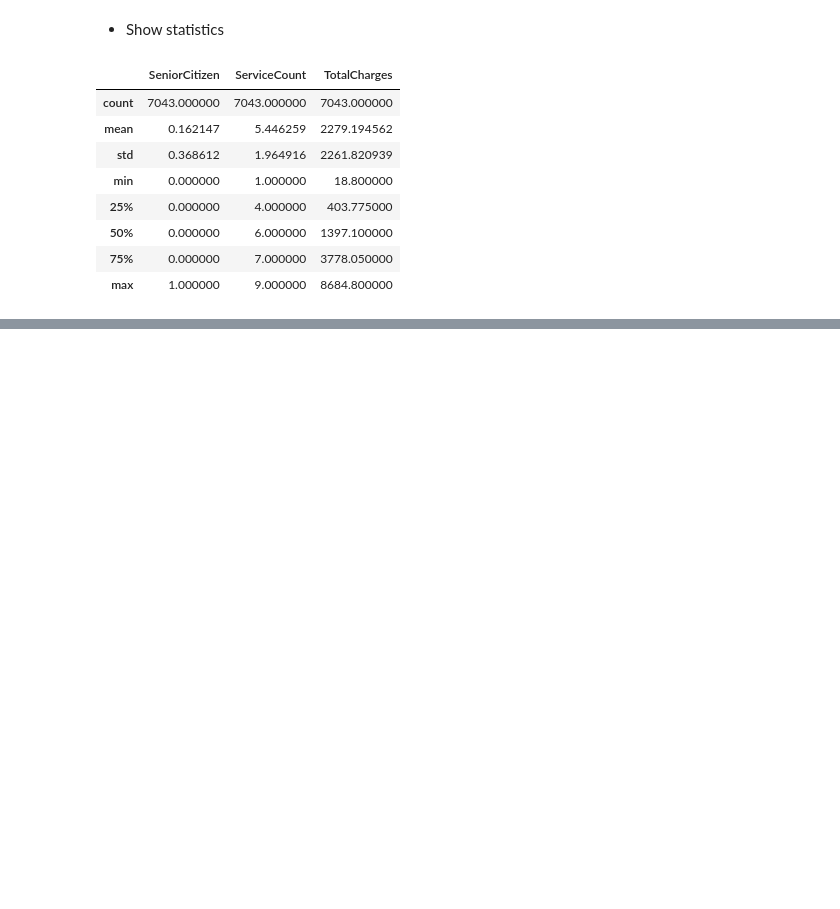
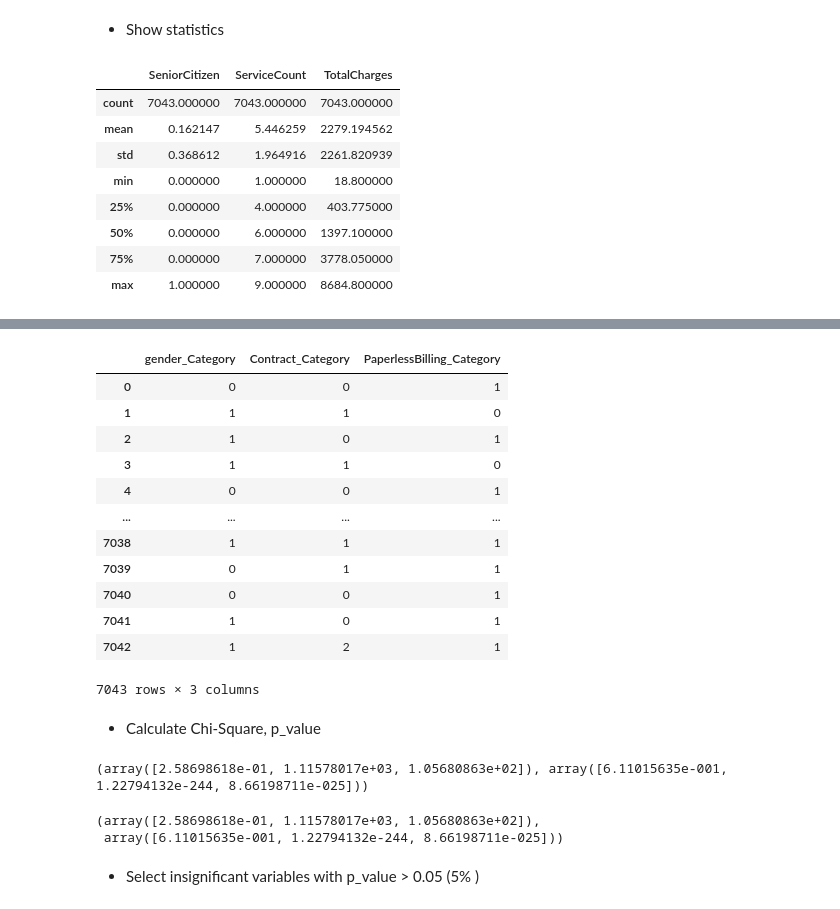
Before and after one commit to astrrr/ML-Lab, a Jupyter notebook: Lab2ML.ipynb, the cells around one changed output, grey strips where cells are left out. Saved outputs shown, nothing was run; the diff lists cells and outputs as text; code cells hidden in the pictures; blank space fills up the shorter version.

```diff
--- a/Lab2ML.ipynb
+++ b/Lab2ML.ipynb
@@ -218,0 +280,34 @@ df.describe()
+# %%
+df[variables]
+# %% [output]
+|  | gender_Category | Contract_Category | PaperlessBilling_Category |
+| 0 | 0 | 0 | 1 |
+| 1 | 1 | 1 | 0 |
+| 2 | 1 | 0 | 1 |
+| 3 | 1 | 1 | 0 |
+| 4 | 0 | 0 | 1 |
+| ... | ... | ... | ... |
+| 7038 | 1 | 1 | 1 |
+| 7039 | 0 | 1 | 1 |
+| 7040 | 0 | 0 | 1 |
+| 7041 | 1 | 0 | 1 |
+| 7042 | 1 | 2 | 1 |
+7043 rows × 3 columns
+# %% [markdown]
+
+
+*   Calculate Chi-Square, p_value
+# %%
+chi_table = chi2(df[variables],df[output])
+print(chi_table)
+# %% [output]
+(array([2.58698618e-01, 1.11578017e+03, 1.05680863e+02]), array([6.11015635e-001, 1.22794132e-244, 8.66198711e-025]))
+# %%
+chi_table
+# %% [output]
+(array([2.58698618e-01, 1.11578017e+03, 1.05680863e+02]),
+ array([6.11015635e-001, 1.22794132e-244, 8.66198711e-025]))
+# %% [markdown]
+
+
+*   Select insignificant variables with p_value > 0.05 (5% )
```
Also changed, not shown: parts of 23 cells of this notebook.
